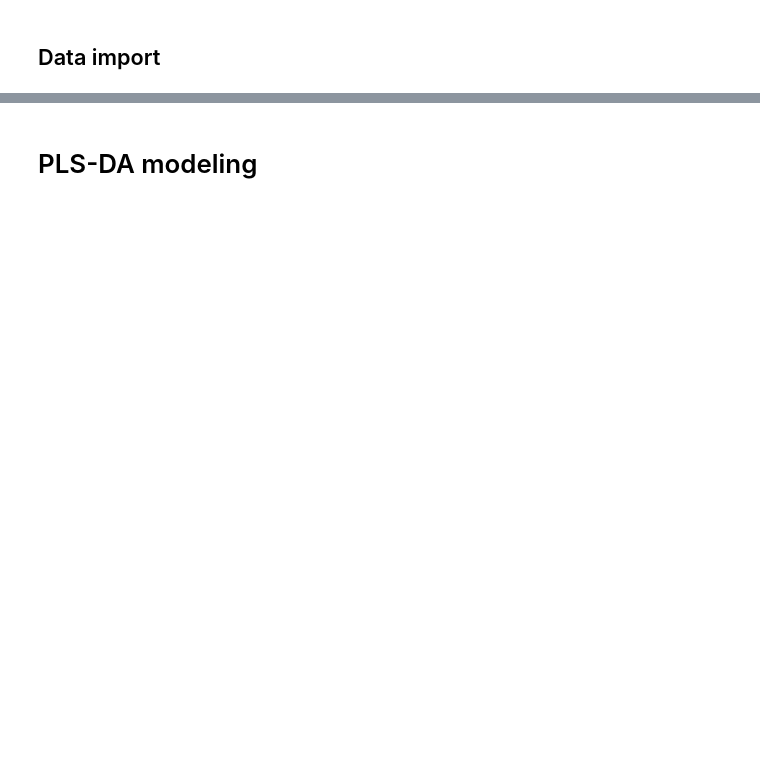
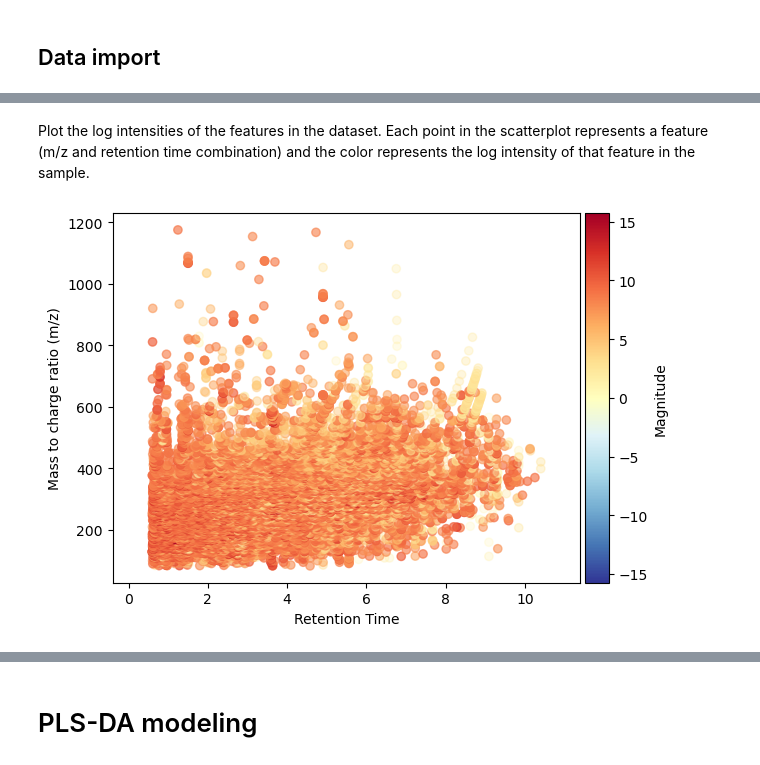
Before and after one commit to IPTC-DataAnalysisCourse/chemometrics-tutorials, a Jupyter notebook: GoogleColab_Notebooks/Multivariate_Analysis_PLSDA.ipynb, the cells around one changed output, grey strips where cells are left out. Saved outputs shown, nothing was run; the diff lists cells and outputs as text; code cells hidden in the pictures; blank space fills up the shorter version.

```diff
--- a/GoogleColab_Notebooks/Multivariate_Analysis_PLSDA.ipynb
+++ b/GoogleColab_Notebooks/Multivariate_Analysis_PLSDA.ipynb
@@ -79,2 +78,8 @@ Y - represents the sex of the individudals (0: Female, 1: Male) used as the resp
 
 ##### NB - Full data available from: [https://zenodo.org/doi/10.5281/zenodo.4053166](https://zenodo.org/doi/10.5281/zenodo.4053166).
+# %%
+# Load the dataset
+dementia_rpos_dataset = pd.read_csv("./../data/Dementia U RPOS_combinedData.csv",delimiter=',')
+
+# Inspect the dataset
+dementia_rpos_dataset.head(10)
@@ -108,0 +151,7 @@ dtype: int64
+# %% [markdown]
+Plot the log intensities of the features in the dataset. Each point in the scatterplot represents a feature (m/z and retention time combination) and the color represents the log intensity of that feature in the sample.
+# %%
+# Plot the spectra in the dataset
+_scatterplots(np.log1p(x_data).mean(axis=0), xaxis=retention_times, yaxis=mz_values)
+# %% [output]
+[figure, added]
```
Also changed, not shown: parts of 23 cells of this notebook.
